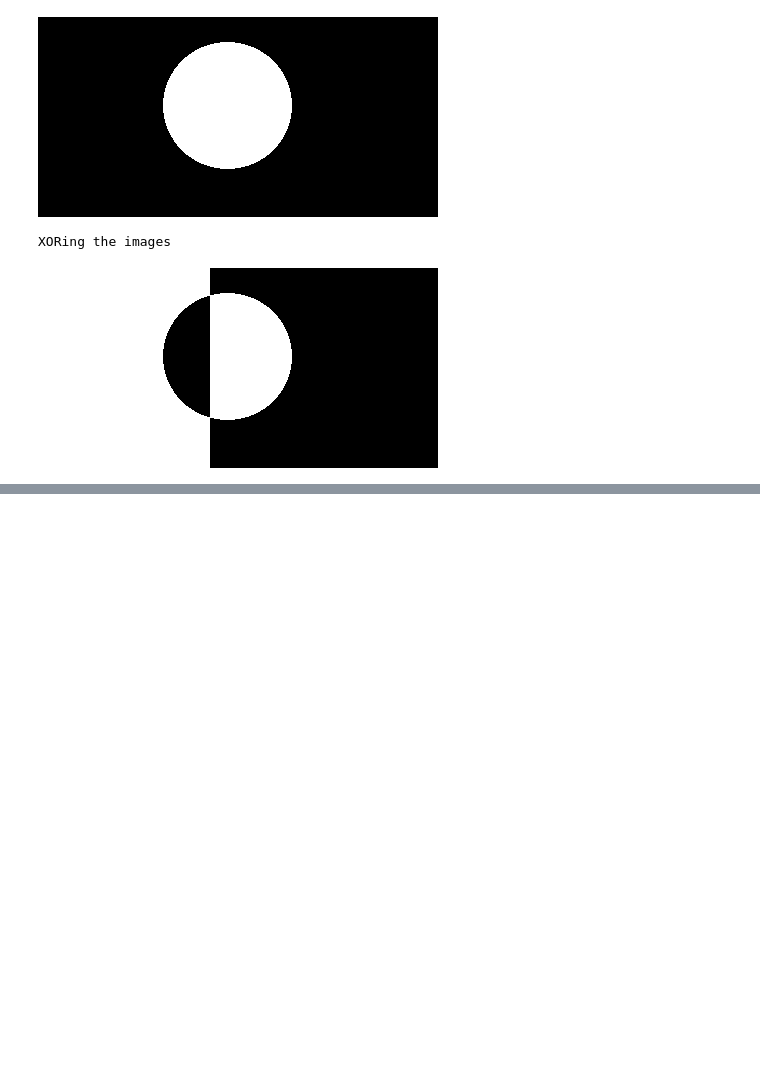
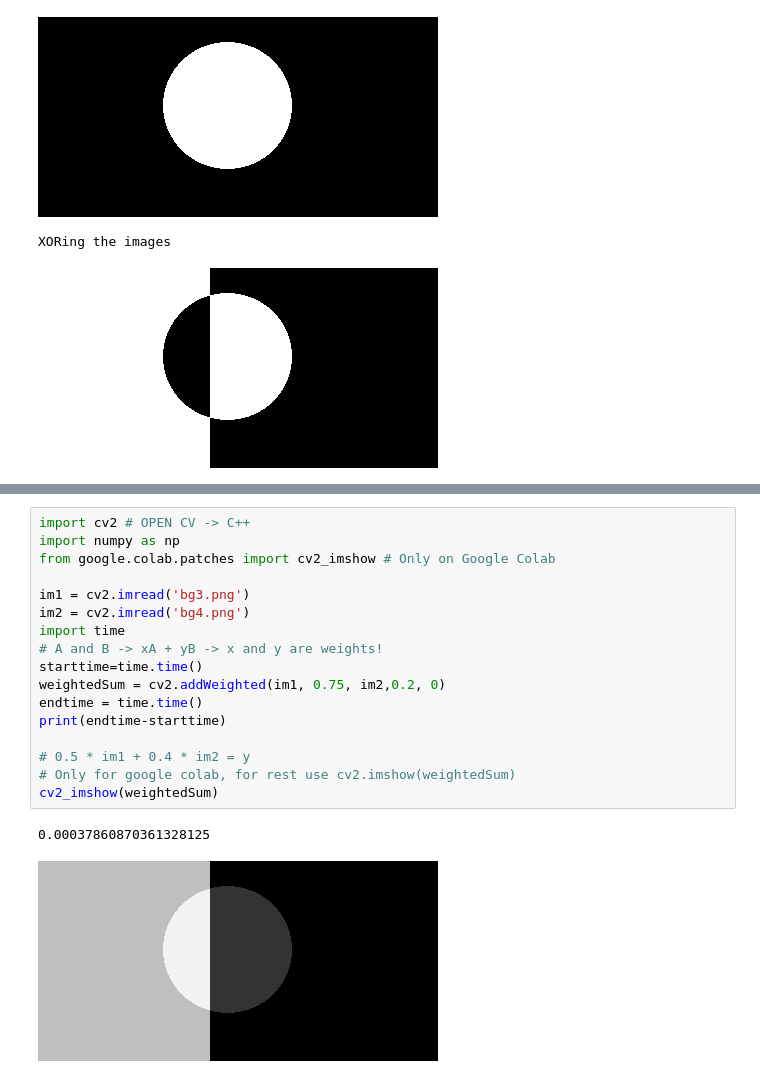
Before and after one commit to a-forty-two/cylons, a Jupyter notebook: 05_Image_Processing.ipynb, the cells around one changed output, grey strips where cells are left out. Drawn from its saved outputs; the diff is of its cells as text; blank space fills up the shorter version.

```diff
--- a/05_Image_Processing.ipynb
+++ b/05_Image_Processing.ipynb
@@ -181 +185,21 @@ Inversing the images
 [figure]
+# %%
+import cv2 # OPEN CV -> C++
+import numpy as np
+from google.colab.patches import cv2_imshow # Only on Google Colab
+
+im1 = cv2.imread('bg3.png')
+im2 = cv2.imread('bg4.png')
+import time
+# A and B -> xA + yB -> x and y are weights!
+starttime=time.time()
+weightedSum = cv2.addWeighted(im1, 0.75, im2,0.2, 0)
+endtime = time.time()
+print(endtime-starttime)
+
+# 0.5 * im1 + 0.4 * im2 = y
+# Only for google colab, for rest use cv2.imshow(weightedSum)
+cv2_imshow(weightedSum)
+# %% [output]
+0.00037860870361328125
+[figure, added]
```
Also changed, not shown: parts of 2 cells of this notebook.
